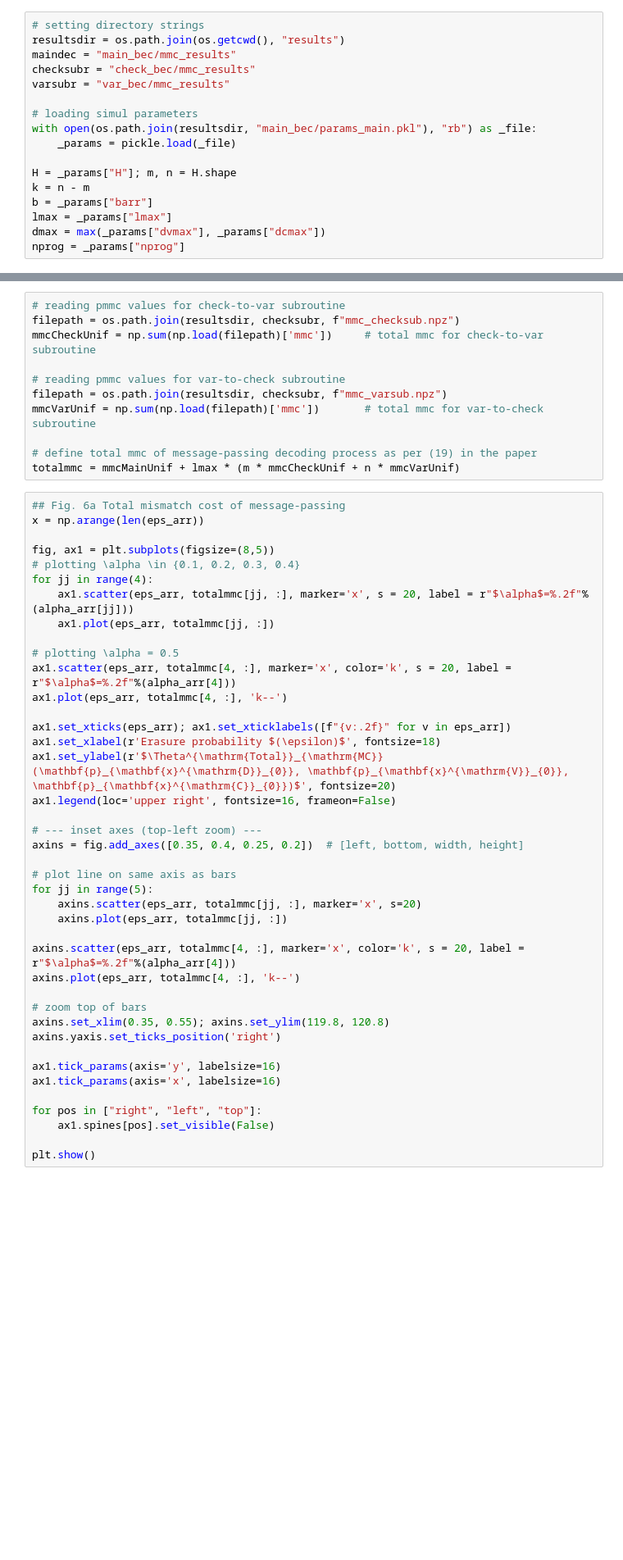
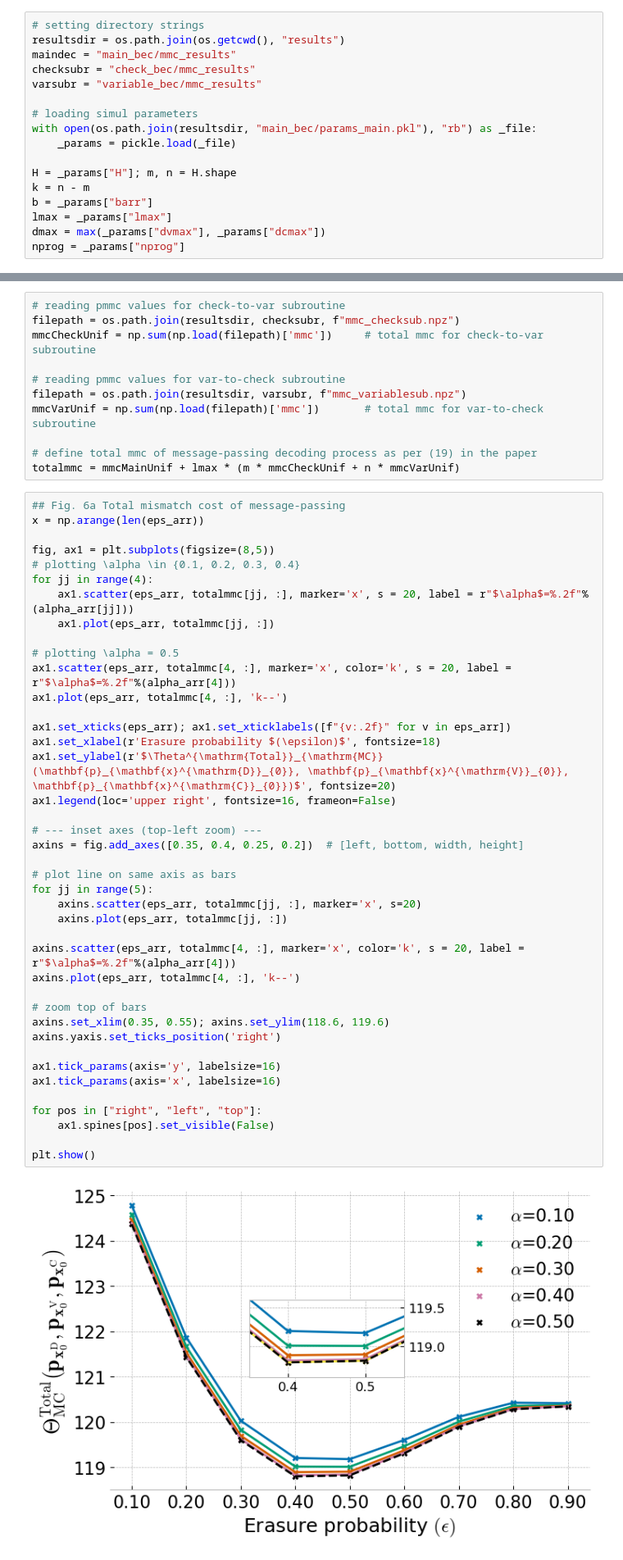
Before and after one commit to Kalana304/Thermodynamic-characterization-of-MPD, a Jupyter notebook: paperfigures.ipynb, the cells around one changed output, grey strips where cells are left out. Shown at 82% size. Saved outputs shown, nothing was run; the diff lists cells and outputs as text; blank space fills up the shorter version.

```diff
--- a/paperfigures.ipynb
+++ b/paperfigures.ipynb
@@ -26,7 +27,7 @@ plt.rcParams.update({
 resultsdir = os.path.join(os.getcwd(), "results")
 maindec = "main_bec/mmc_results"
 checksubr = "check_bec/mmc_results"
-varsubr = "var_bec/mmc_results"
+varsubr = "variable_bec/mmc_results"
 
 # loading simul parameters
 with open(os.path.join(resultsdir, "main_bec/params_main.pkl"), "rb") as _file:
@@ -208,7 +209,7 @@ filepath = os.path.join(resultsdir, checksubr, f"mmc_checksub.npz")
 mmcCheckUnif = np.sum(np.load(filepath)['mmc'])     # total mmc for check-to-var subroutine
 
 # reading pmmc values for var-to-check subroutine
-filepath = os.path.join(resultsdir, checksubr, f"mmc_varsub.npz")
+filepath = os.path.join(resultsdir, varsubr, f"mmc_variablesub.npz")
 mmcVarUnif = np.sum(np.load(filepath)['mmc'])       # total mmc for var-to-check subroutine
 
 # define total mmc of message-passing decoding process as per (19) in the paper
@@ -226,34 +227,36 @@ for jj in range(4):
 # plotting \alpha = 0.5
 ax1.scatter(eps_arr, totalmmc[4, :], marker='x', color='k', s = 20, label = r"$\alpha$=%.2f"%(alpha_arr[4]))
 ax1.plot(eps_arr, totalmmc[4, :], 'k--')
 
 ax1.set_xticks(eps_arr); ax1.set_xticklabels([f"{v:.2f}" for v in eps_arr])
 ax1.set_xlabel(r'Erasure probability $(\epsilon)$', fontsize=18)
 ax1.set_ylabel(r'$\Theta^{\mathrm{Total}}_{\mathrm{MC}}(\mathbf{p}_{\mathbf{x}^{\mathrm{D}}_{0}}, \mathbf{p}_{\mathbf{x}^{\mathrm{V}}_{0}}, \mathbf{p}_{\mathbf{x}^{\mathrm{C}}_{0}})$', fontsize=20)
 ax1.legend(loc='upper right', fontsize=16, frameon=False)
 
 # --- inset axes (top-left zoom) ---
 axins = fig.add_axes([0.35, 0.4, 0.25, 0.2])  # [left, bottom, width, height]
 
 # plot line on same axis as bars
 for jj in range(5):
     axins.scatter(eps_arr, totalmmc[jj, :], marker='x', s=20)
     axins.plot(eps_arr, totalmmc[jj, :])
 
 axins.scatter(eps_arr, totalmmc[4, :], marker='x', color='k', s = 20, label = r"$\alpha$=%.2f"%(alpha_arr[4]))
 axins.plot(eps_arr, totalmmc[4, :], 'k--')
 
 # zoom top of bars
-axins.set_xlim(0.35, 0.55); axins.set_ylim(119.8, 120.8)
+axins.set_xlim(0.35, 0.55); axins.set_ylim(118.6, 119.6)
 axins.yaxis.set_ticks_position('right')
 
 ax1.tick_params(axis='y', labelsize=16)
 ax1.tick_params(axis='x', labelsize=16)
 
 for pos in ["right", "left", "top"]:
     ax1.spines[pos].set_visible(False)
 
 plt.show()
+# %% [output]
+[figure, added]
 # %%
 ## Fig. 6b Decomposition of mismatch costs for \alpha=0.5
 
```
Also changed, not shown: parts of 15 cells of this notebook, 18 other files.
